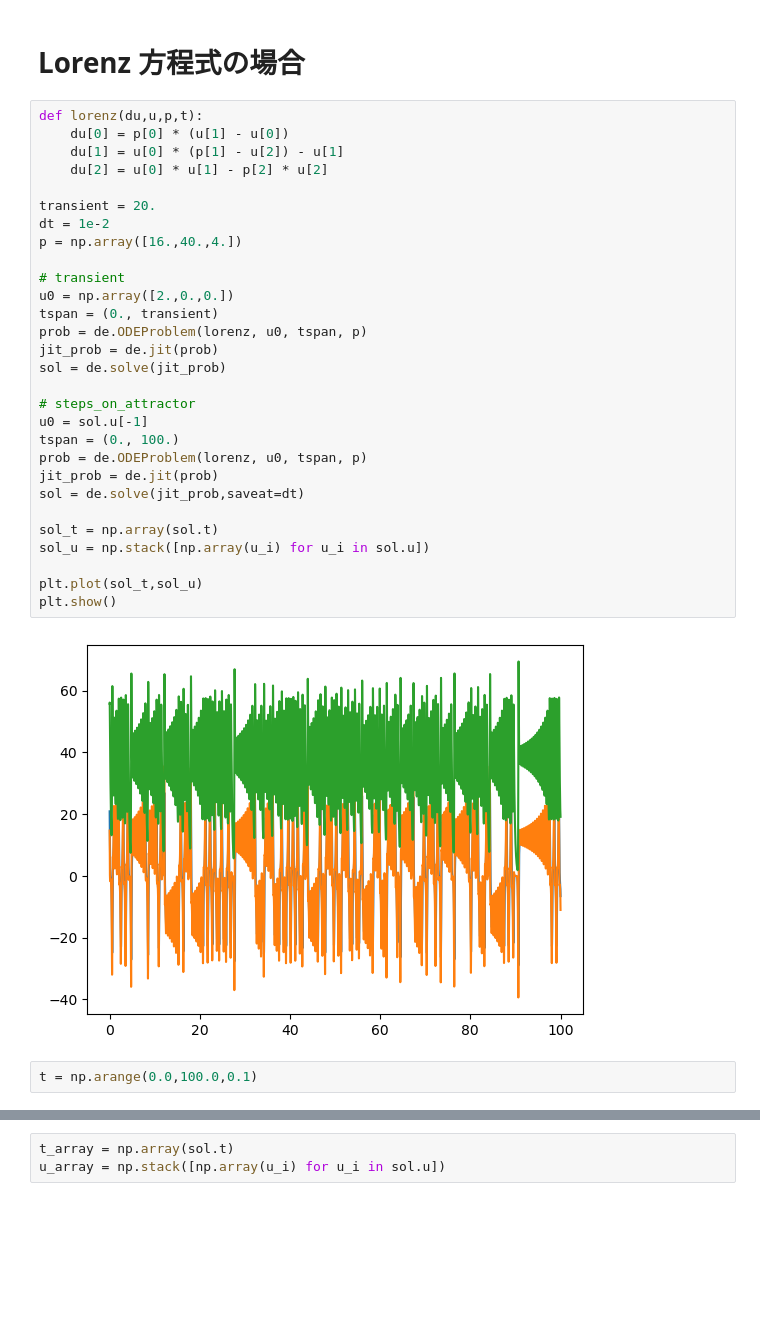
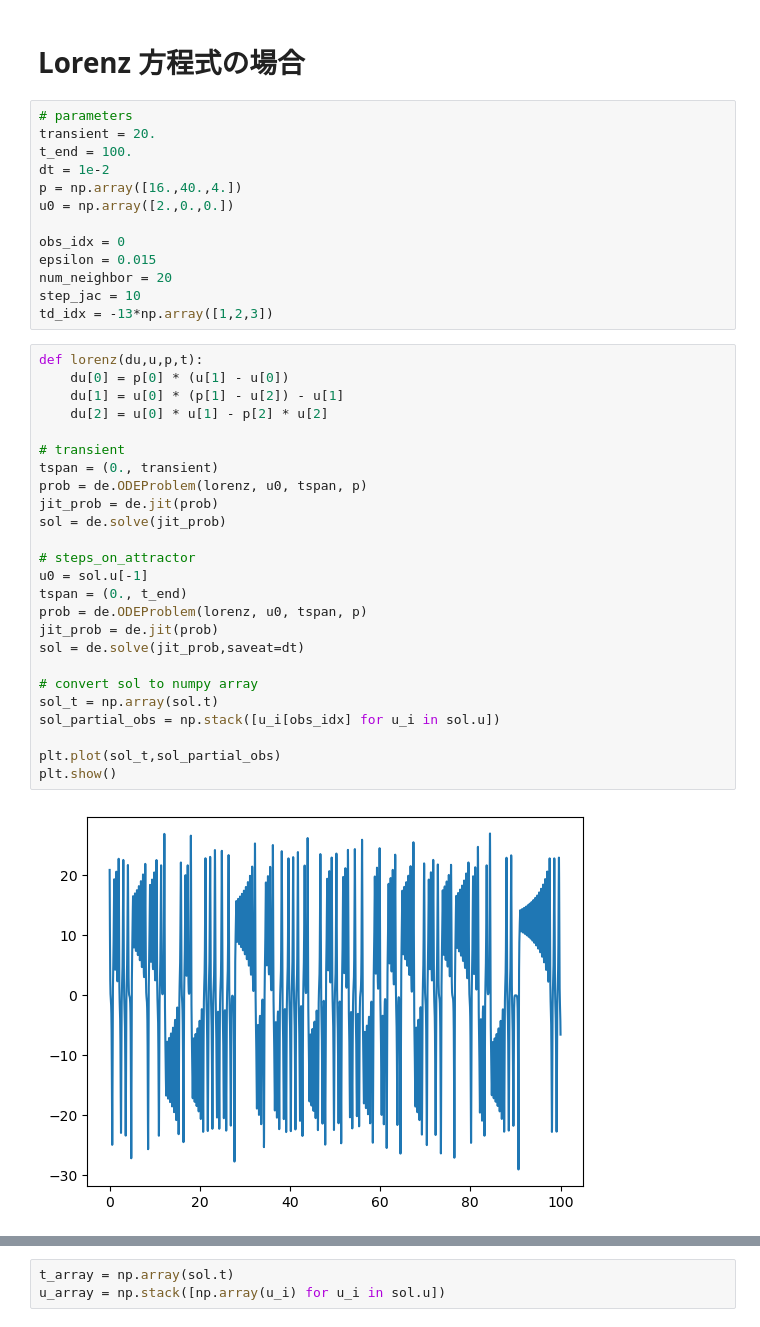
Before and after one commit to sho7014/Sano-Sawada, a Jupyter notebook: CalculateLyapunovSpectrum.ipynb, the cells around one changed output, grey strips where cells are left out. Drawn from its saved outputs; the diff is of its cells as text; blank space fills up the shorter version.

```diff
--- a/CalculateLyapunovSpectrum.ipynb
+++ b/CalculateLyapunovSpectrum.ipynb
@@ -6,36 +9,43 @@ from SanoSawada import SanoSawada
 import numpy as np
 # %% [markdown]
 # Lorenz 方程式の場合
+# %%
+# parameters
+transient = 20.
+t_end = 100.
+dt = 1e-2
+p = np.array([16.,40.,4.])
+u0 = np.array([2.,0.,0.])
+
+obs_idx = 0
+epsilon = 0.015
+num_neighbor = 20
+step_jac = 10
+td_idx = -13*np.array([1,2,3])
 # %%
 def lorenz(du,u,p,t):
     du[0] = p[0] * (u[1] - u[0])
     du[1] = u[0] * (p[1] - u[2]) - u[1]
     du[2] = u[0] * u[1] - p[2] * u[2]
 
-transient = 20.
-dt = 1e-2
-p = np.array([16.,40.,4.])
-
 # transient
-u0 = np.array([2.,0.,0.])
 tspan = (0., transient)
 prob = de.ODEProblem(lorenz, u0, tspan, p)
 jit_prob = de.jit(prob)
 sol = de.solve(jit_prob)
 
 # steps_on_attractor
 u0 = sol.u[-1]
-tspan = (0., 100.)
+tspan = (0., t_end)
 prob = de.ODEProblem(lorenz, u0, tspan, p)
 jit_prob = de.jit(prob)
 sol = de.solve(jit_prob,saveat=dt)
 
+# convert sol to numpy array
 sol_t = np.array(sol.t)
-sol_u = np.stack([np.array(u_i) for u_i in sol.u])
+sol_partial_obs = np.stack([u_i[obs_idx] for u_i in sol.u])
 
-plt.plot(sol_t,sol_u)
+plt.plot(sol_t,sol_partial_obs)
 plt.show()
 # %% [output]
-[figure, old version]
+[figure, new version]
-# %%
-t = np.arange(0.0,100.0,0.1)
```
Also changed, not shown: parts of 5 cells of this notebook, 1 other file.
